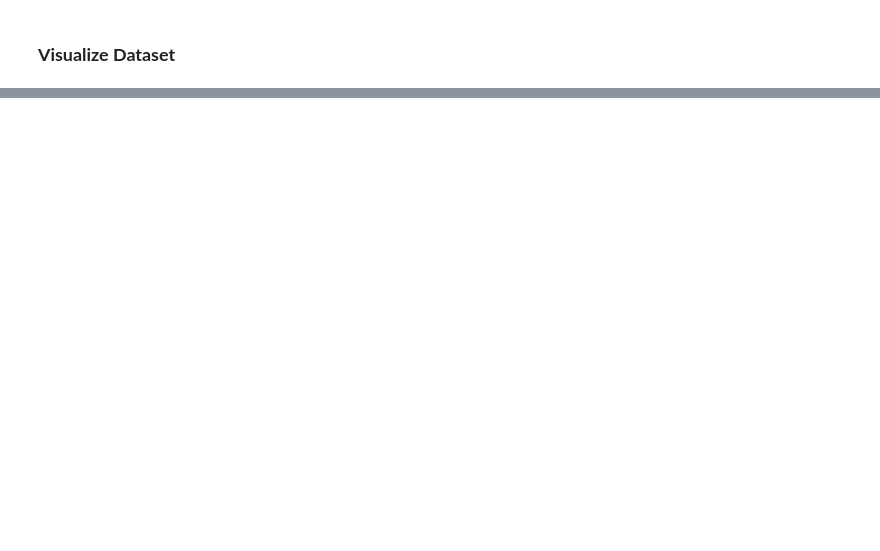
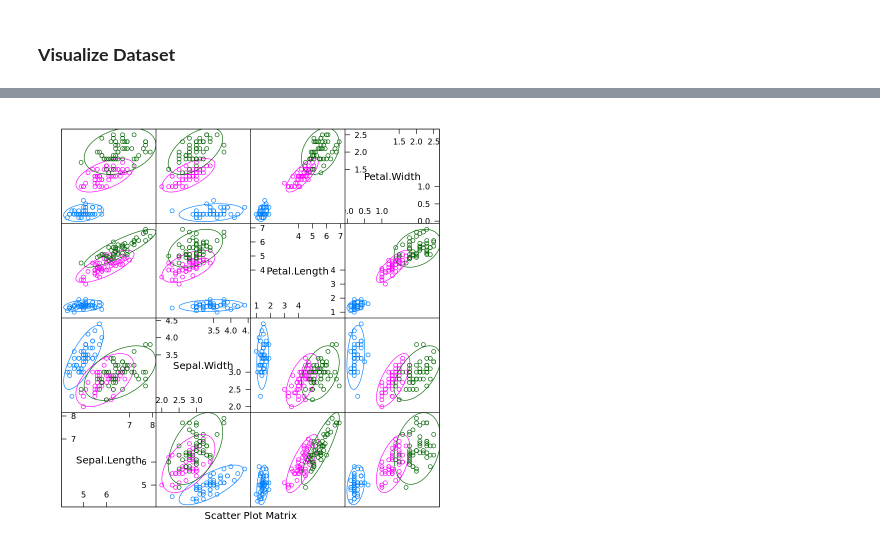
Before and after one commit to Bault22/BSGP_7030_MLA_R, a Jupyter notebook: MLA in R.ipynb, the cells around one changed output, grey strips where cells are left out. Cells and saved outputs as stored; diff of their text form; code cells hidden in the pictures; blank space fills up the shorter version.

```diff
--- a/MLA in R.ipynb
+++ b/MLA in R.ipynb
@@ -127,0 +133,22 @@ ERROR: Error in plot.window(...): need finite 'ylim' values
+# %%
+# Load necessary library and data (if not already loaded)
+library(caret)
+data(iris)
+
+# Subset relevant columns from iris dataset
+x <- iris[, 1:4]  # Assuming first 4 columns are numeric predictors
+y <- iris$Species  # Species column as the response variable (factor)
+
+# Ensure y is a factor (class labels)
+y <- as.factor(y)
+
+# Check for and handle missing values if necessary
+if (anyNA(x)) {
+  x <- na.omit(x)
+  y <- y[complete.cases(x)]
+}
+
+# Generate scatterplot matrix with ellipses using featurePlot
+featurePlot(x = x, y = y, plot = "ellipse")
+# %% [output]
+[figure, added]
```
Also changed, not shown: parts of 16 cells of this notebook.
